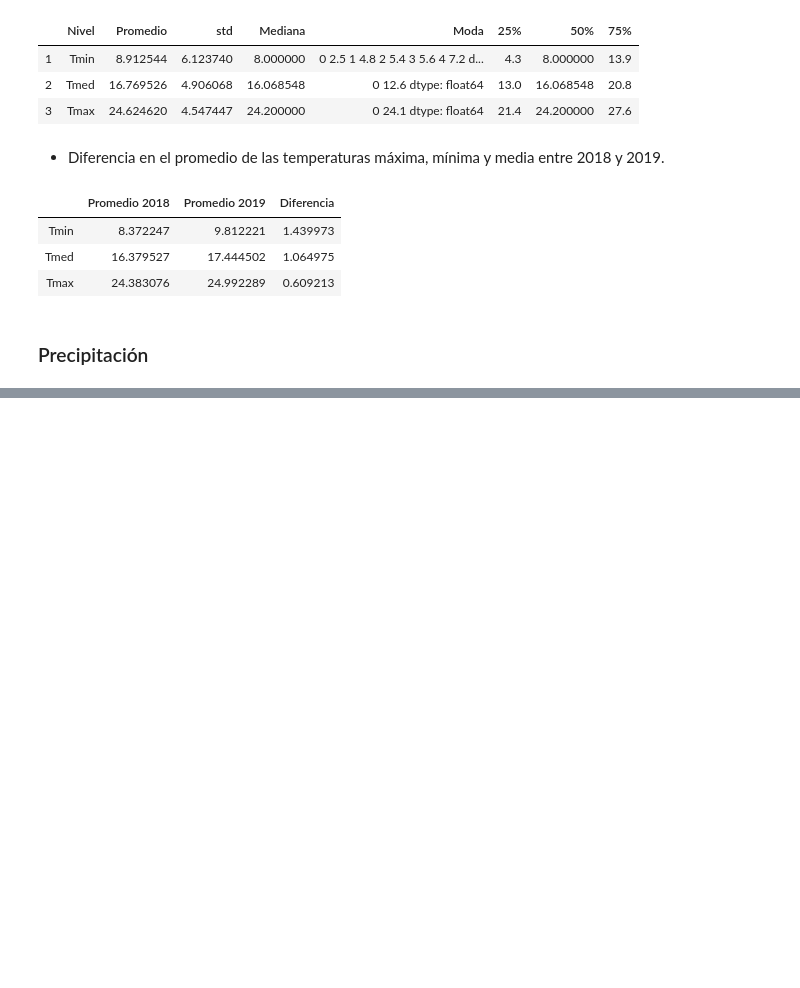
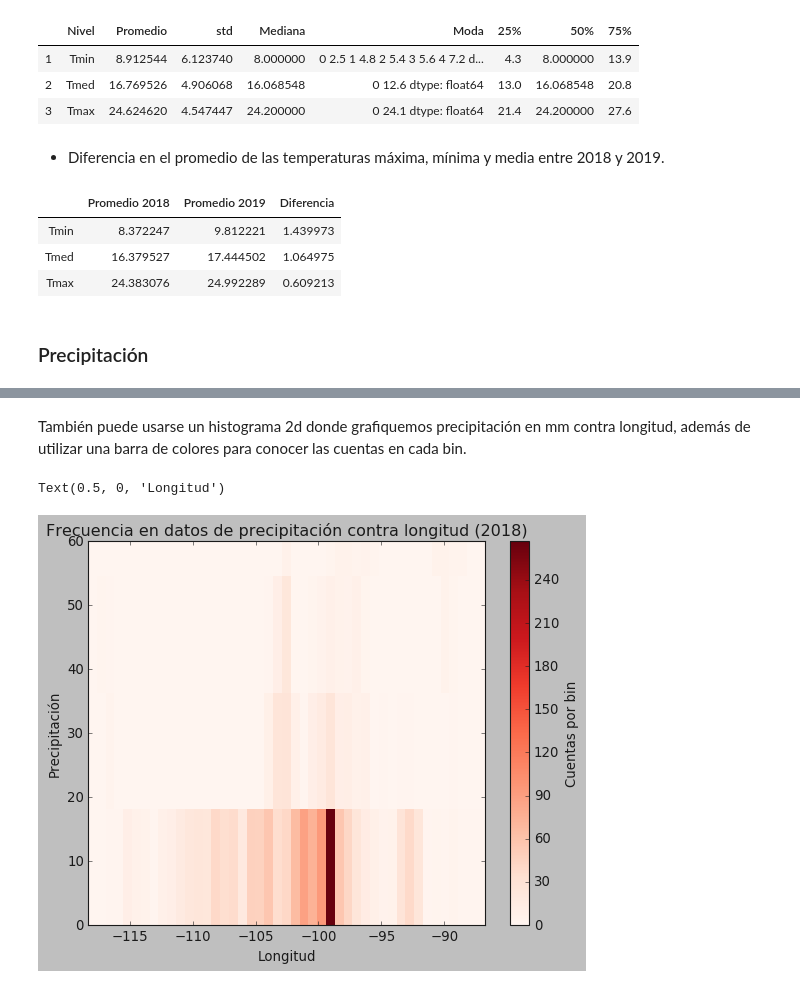
Before and after one commit to DCIDA2019/da2019-anaisabelotodo, a Jupyter notebook: Semana4/Tarea/Tarea4.ipynb, the cells around one changed output, grey strips where cells are left out. Cells and saved outputs as stored; diff of their text form; code cells hidden in the pictures; blank space fills up the shorter version.

```diff
--- a/Semana4/Tarea/Tarea4.ipynb
+++ b/Semana4/Tarea/Tarea4.ipynb
@@ -1136,0 +1299,16 @@ data3
+# %% [markdown]
+También puede usarse un histograma 2d donde grafiquemos precipitación en mm contra longitud, además de utilizar una barra de colores para conocer las cuentas en cada bin.
+# %%
+x = lluvias_2018['LON']
+y = lluvias_2018['ENE']
+
+plt.hist2d(x, y, bins=45, cmap='Reds')
+cb = plt.colorbar()
+cb.set_label('Cuentas por bin')
+plt.ylim(0,60)
+plt.title('Frecuencia en datos de precipitación contra longitud (2018)')
+plt.ylabel('Precipitación')
+plt.xlabel('Longitud')
+# %% [output]
+Text(0.5, 0, 'Longitud')
+[figure, added]
```
Also changed, not shown: parts of 84 cells of this notebook.
